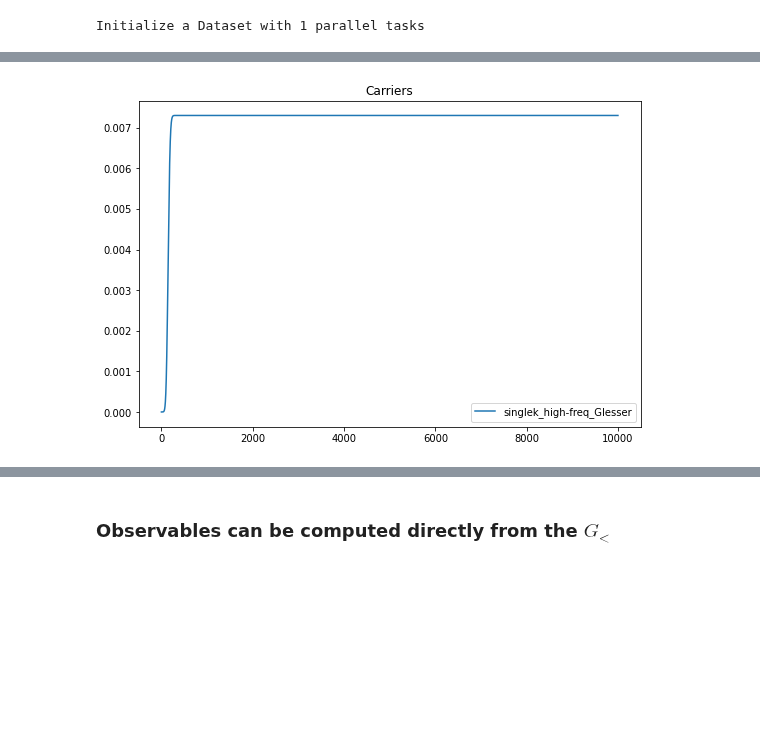
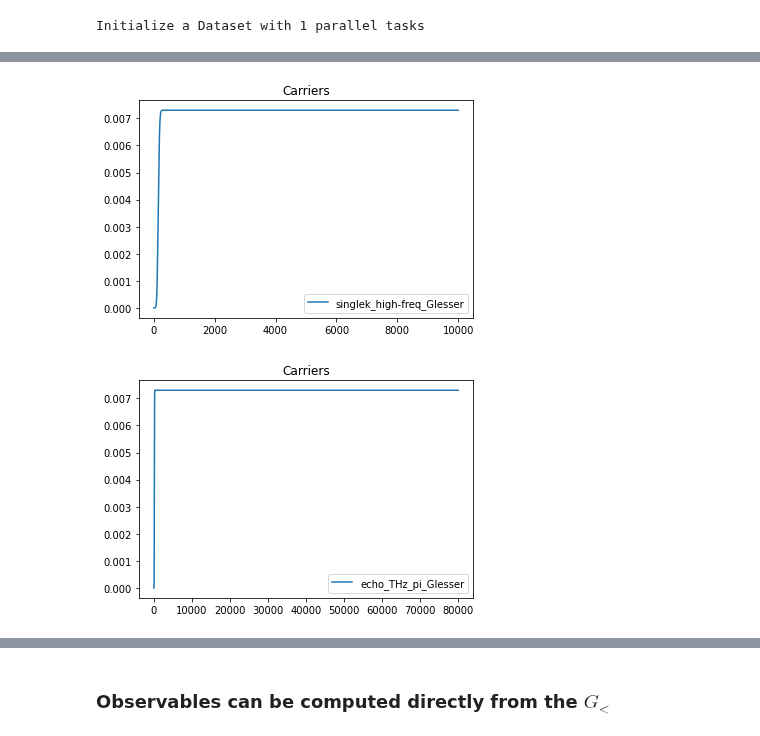
Before and after one commit to marcodalessandro76/Echo_mechanisms_decay_time_optical_orientation, a Jupyter notebook: SPIN_ECHO/RT_Calculations.ipynb, the cells around one changed output, grey strips where cells are left out. Cells and saved outputs as stored; diff of their text form; code cells hidden in the pictures; blank space fills up the shorter version.

```diff
--- a/SPIN_ECHO/RT_Calculations.ipynb
+++ b/SPIN_ECHO/RT_Calculations.ipynb
@@ -572,12 +619,13 @@ Task [0] ended
 # %%
-plt.figure(figsize=(9,6))
+#plt.figure(figsize=(9,6))
 for ind,r in results.items():
     t = r.data['carriers']['time']
     dne = r.data['carriers']['dne']
     plt.plot(t,dne,label=D.name_from_id(study.ids[ind]))
     plt.title('Carriers')
     plt.legend()
-    #plt.show()
+    plt.show()
 # %% [output]
-[figure, old version]
+[figure, new version]
+[figure, added]
 # %%
```
Also changed, not shown: parts of 92 cells of this notebook, 1 other file.
